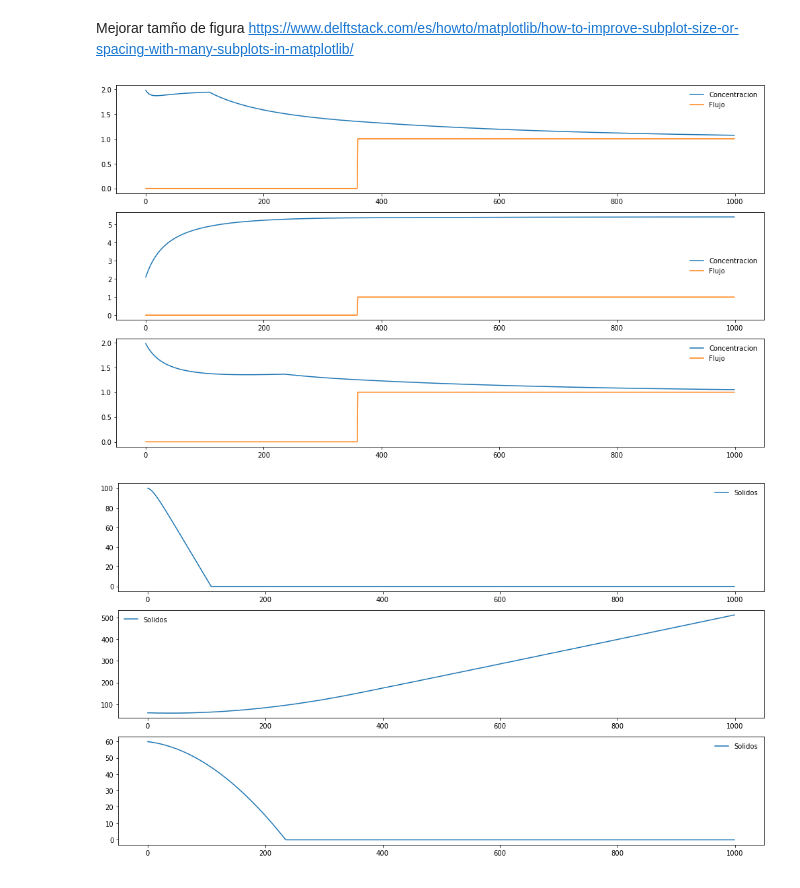
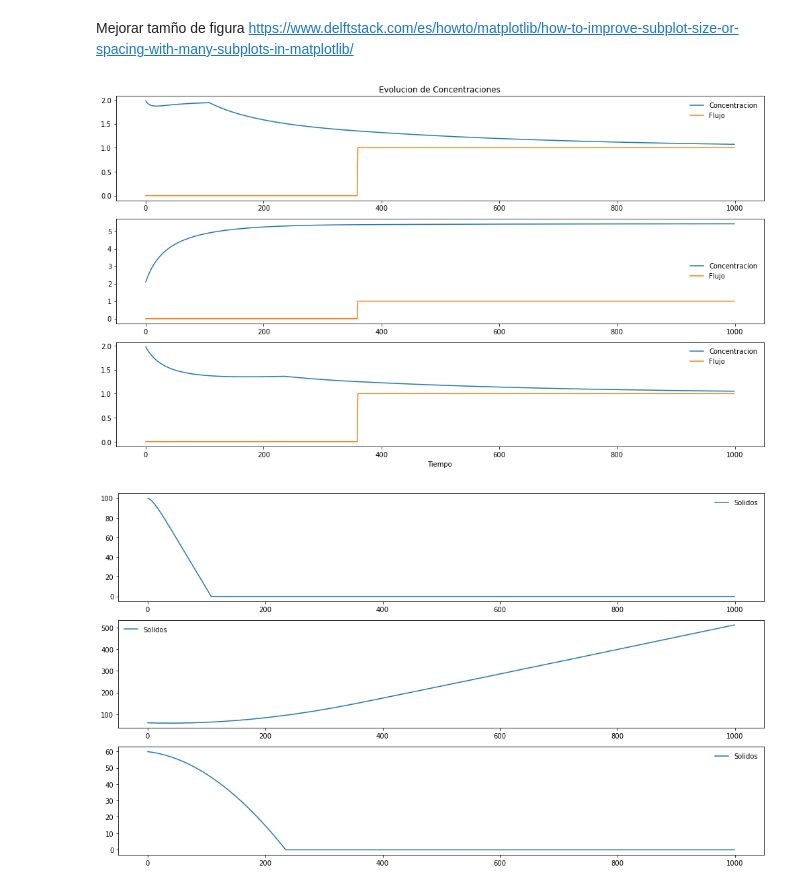
Before and after one commit to wfsWinter/Reactores, a Jupyter notebook: mi_mezclador.ipynb, the cells around one changed output. Cells and saved outputs as stored; diff of their text form; code cells hidden in the pictures.

```diff
--- a/mi_mezclador.ipynb
+++ b/mi_mezclador.ipynb
@@ -123,26 +123,29 @@ Mejorar tamño de figura
 https://www.delftstack.com/es/howto/matplotlib/how-to-improve-subplot-size-or-spacing-with-many-subplots-in-matplotlib/
 # %%
 elementos = len(evol_con[0])
+
 fig, ax = plt.subplots(elementos, 1, figsize=(14,8))
-
+ax[0].set_title("Evolucion de Concentraciones")
 for e in range(elementos):
     # Dibujar puntos
     evol_con_e = [c[e] for c in evol_con]
     #evol_solidos_e = [c[e] for c in evol_solidos]
     ax[e].plot(x , evol_con_e, label="Concentracion")
     ax[e].legend(loc='best', frameon=False)
     #ax[e].plot(x , evol_solidos_e)
     ax[e].plot(x , evol_flujo_salida, label="Flujo")
     ax[e].legend(loc='best', frameon=False)
     # Guardar el gráfico en formato png
     ##plt.savefig('diagrama-dispersion.png')
 
 # Mostrar el gráfico
 
 fig.tight_layout()
+plt.xlabel("Tiempo")
+
 plt.show()
 # %% [output]
-[figure, old version]
+[figure, new version]
 # %%
 elementos = len(evol_con[0])
 fig, ax = plt.subplots(elementos, 1, figsize=(14,8))
```
